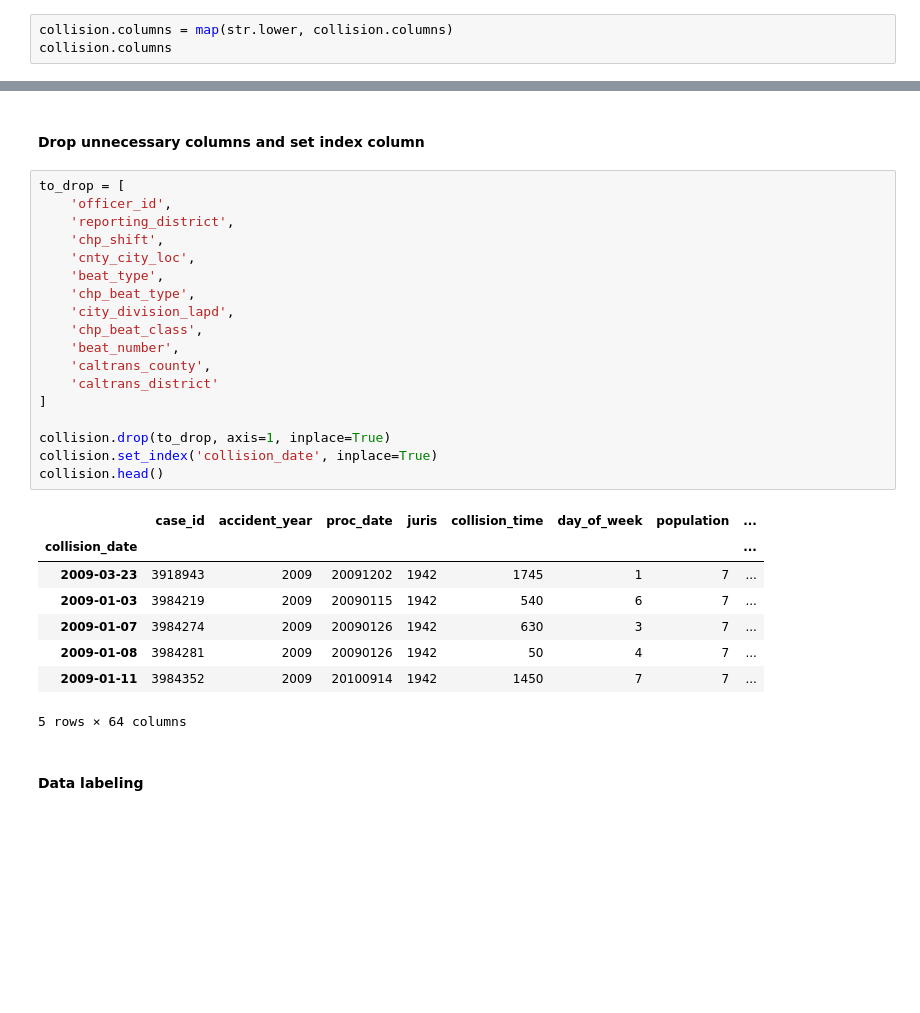
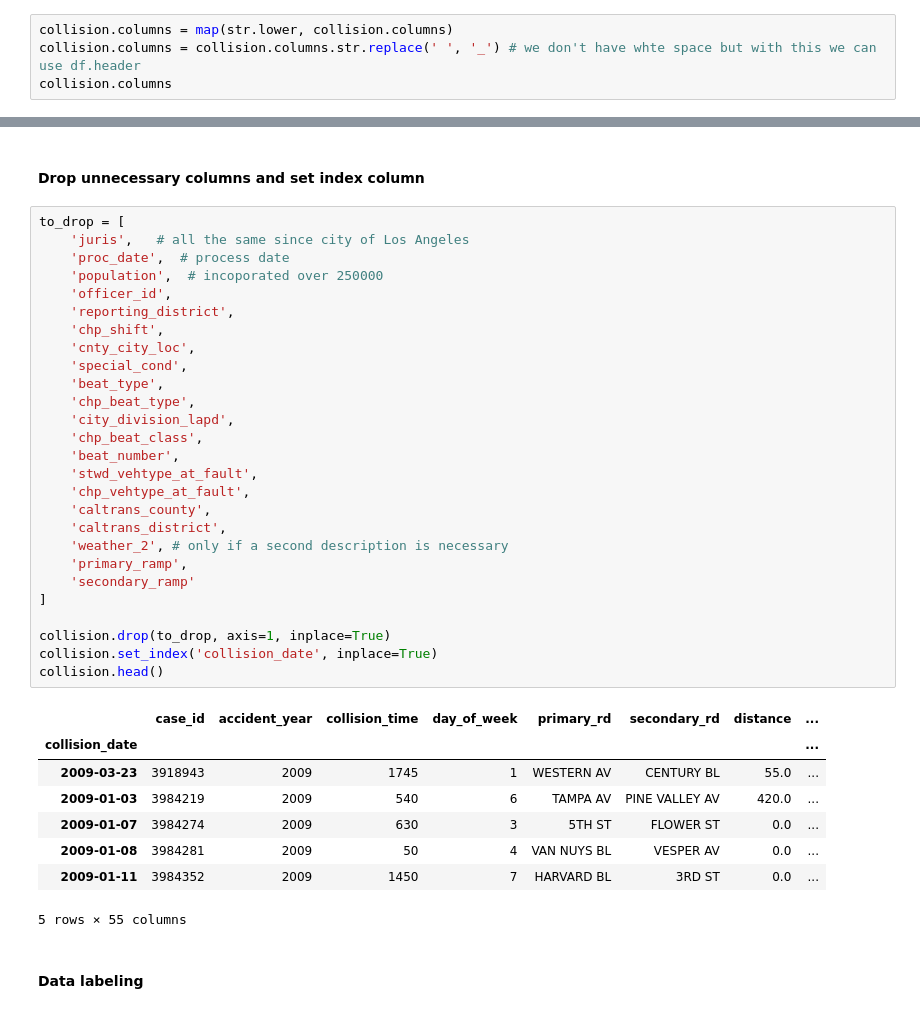
Before and after one commit to chenliny-zz/LA_Collision_Analysis, a Jupyter notebook: collision_exploratory_analysis_la.ipynb, the cells around one changed output, grey strips where cells are left out. Saved outputs shown, nothing was run; the diff lists cells and outputs as text; blank space fills up the shorter version.

```diff
--- a/collision_exploratory_analysis_la.ipynb
+++ b/collision_exploratory_analysis_la.ipynb
@@ -41,6 +46,7 @@ collision.head()
 #### Make column headers lower case
 # %%
 collision.columns = map(str.lower, collision.columns)
+collision.columns = collision.columns.str.replace(' ', '_') # we don't have whte space but with this we can use df.header
 collision.columns
 # %% [output]
 Index(['case_id', 'accident_year', 'proc_date', 'juris', 'collision_date',
@@ -64,31 +70,40 @@ Index(['case_id', 'accident_year', 'proc_date', 'juris', 'collision_date',
 #### Drop unnecessary columns and set index column
 # %%
 to_drop = [
+    'juris',   # all the same since city of Los Angeles
+    'proc_date',  # process date
+    'population',  # incoporated over 250000
     'officer_id',
     'reporting_district',
     'chp_shift',
     'cnty_city_loc',
+    'special_cond',
     'beat_type',
     'chp_beat_type',
     'city_division_lapd',
     'chp_beat_class',
     'beat_number',
+    'stwd_vehtype_at_fault',
+    'chp_vehtype_at_fault',
     'caltrans_county',
-    'caltrans_district'
+    'caltrans_district',
+    'weather_2', # only if a second description is necessary
+    'primary_ramp',
+    'secondary_ramp'
 ]
 
 collision.drop(to_drop, axis=1, inplace=True)
 collision.set_index('collision_date', inplace=True)
 collision.head()
 # %% [output]
-|  | case_id | accident_year | proc_date | juris | collision_time | day_of_week | population | ... |
+|  | case_id | accident_year | collision_time | day_of_week | primary_rd | secondary_rd | distance | ... |
 | collision_date |  |  |  |  |  |  |  | ... |
-| 2009-03-23 | 3918943 | 2009 | 20091202 | 1942 | 1745 | 1 | 7 | ... |
-| 2009-01-03 | 3984219 | 2009 | 20090115 | 1942 | 540 | 6 | 7 | ... |
-| 2009-01-07 | 3984274 | 2009 | 20090126 | 1942 | 630 | 3 | 7 | ... |
-| 2009-01-08 | 3984281 | 2009 | 20090126 | 1942 | 50 | 4 | 7 | ... |
-| 2009-01-11 | 3984352 | 2009 | 20100914 | 1942 | 1450 | 7 | 7 | ... |
+| 2009-03-23 | 3918943 | 2009 | 1745 | 1 | WESTERN AV | CENTURY BL | 55.0 | ... |
+| 2009-01-03 | 3984219 | 2009 | 540 | 6 | TAMPA AV | PINE VALLEY AV | 420.0 | ... |
+| 2009-01-07 | 3984274 | 2009 | 630 | 3 | 5TH ST | FLOWER ST | 0.0 | ... |
+| 2009-01-08 | 3984281 | 2009 | 50 | 4 | VAN NUYS BL | VESPER AV | 0.0 | ... |
+| 2009-01-11 | 3984352 | 2009 | 1450 | 7 | HARVARD BL | 3RD ST | 0.0 | ... |
-5 rows × 64 columns
+5 rows × 55 columns
 # %% [markdown]
 #### Data labeling
 # %%
```
Also changed, not shown: parts of 31 cells of this notebook.
